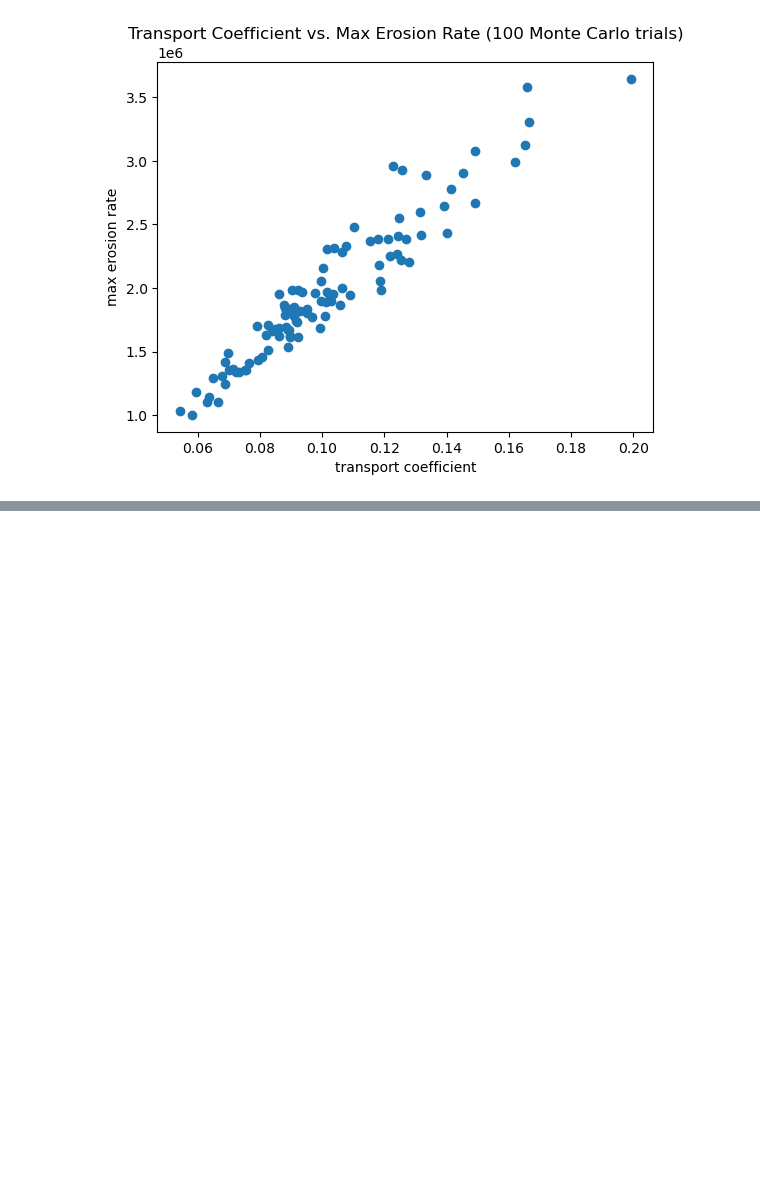
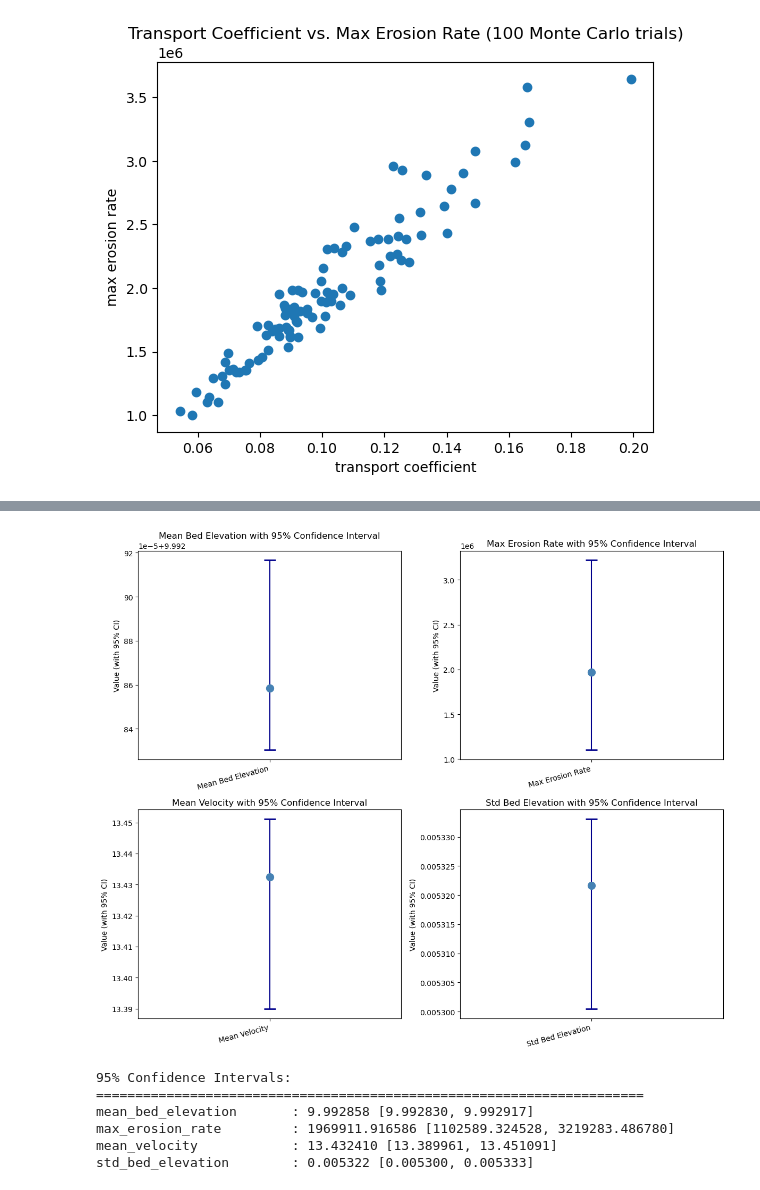
Before and after one commit to Mr-Moody/River-Modelling, a Jupyter notebook: monte_carlo_analysis.ipynb, the cells around one changed output, grey strips where cells are left out. Drawn from its saved outputs; the diff is of its cells as text; code cells hidden in the pictures; blank space fills up the shorter version.

```diff
--- a/monte_carlo_analysis.ipynb
+++ b/monte_carlo_analysis.ipynb
@@ -15,0 +47,52 @@ plt.show()
+# %%
+metrics = ['mean_bed_elevation', 'max_erosion_rate', 'mean_velocity', 'std_bed_elevation']
+metric_labels = ['Mean Bed Elevation', 'Max Erosion Rate', 'Mean Velocity', 'Std Bed Elevation']
+
+ci_results = []
+for metric in metrics:
+    data = df[metric].values
+    ci_results.append({
+        'metric': metric,
+        'mean': np.mean(data),
+        'std': np.std(data),
+        'ci_lower': np.percentile(data, 2.5),
+        'ci_upper': np.percentile(data, 97.5),
+        'median': np.median(data)
+    })
+
+ci_df = pd.DataFrame(ci_results)
+
+fig, axes = plt.subplots(2, 2, figsize=(12, 10))
+axes = axes.flatten()
+
+for i, metric in enumerate(metrics):
+    data = df[metric].values
+    axes[i].errorbar(0, np.mean(data),
+                     yerr=[[np.mean(data) - np.percentile(data, 2.5)],
+                           [np.percentile(data, 97.5) - np.mean(data)]],
+                     fmt='o', markersize=10, capsize=8, capthick=2,
+                     color='steelblue', ecolor='darkblue')
+
+    axes[i].set_xticks([0])
+    axes[i].set_xticklabels([metric_labels[i]], rotation=15, ha='right')
+    axes[i].set_ylabel('Value (with 95% CI)')
+    axes[i].set_title(f'{metric_labels[i]} with 95% Confidence Interval')
+
+# Adjust layout
+plt.tight_layout()
+plt.savefig('confidence_intervals_grid.png', dpi=150, bbox_inches='tight')
+plt.show()
+
+# Print table
+print("\n95% Confidence Intervals:")
+print("="*70)
+for _, row in ci_df.iterrows():
+    print(f"{row['metric']:25s}: {row['mean']:.6f} [{row['ci_lower']:.6f}, {row['ci_upper']:.6f}]")
+# %% [output]
+[figure, added]
+95% Confidence Intervals:
+======================================================================
+mean_bed_elevation       : 9.992858 [9.992830, 9.992917]
+max_erosion_rate         : 1969911.916586 [1102589.324528, 3219283.486780]
+mean_velocity            : 13.432410 [13.389961, 13.451091]
+std_bed_elevation        : 0.005322 [0.005300, 0.005333]
```
Also changed, not shown: parts of 4 cells of this notebook.
